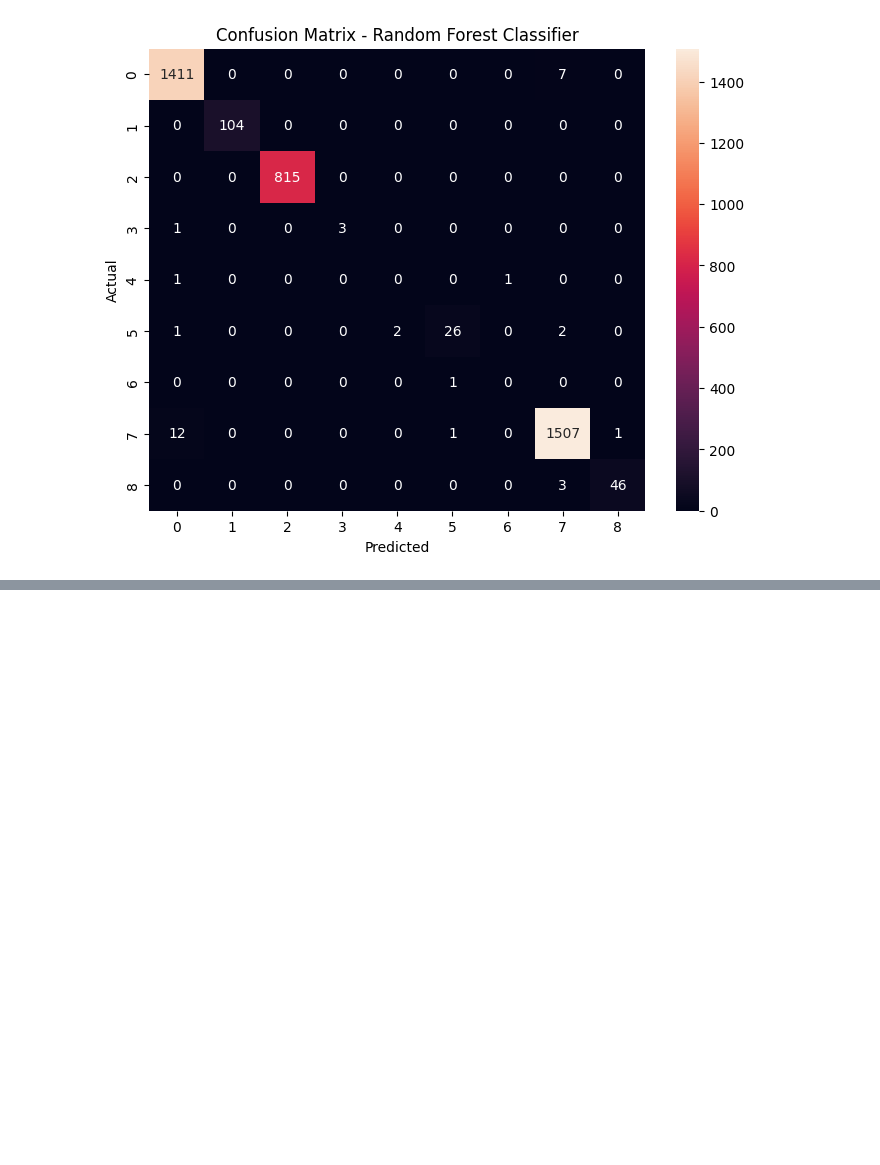
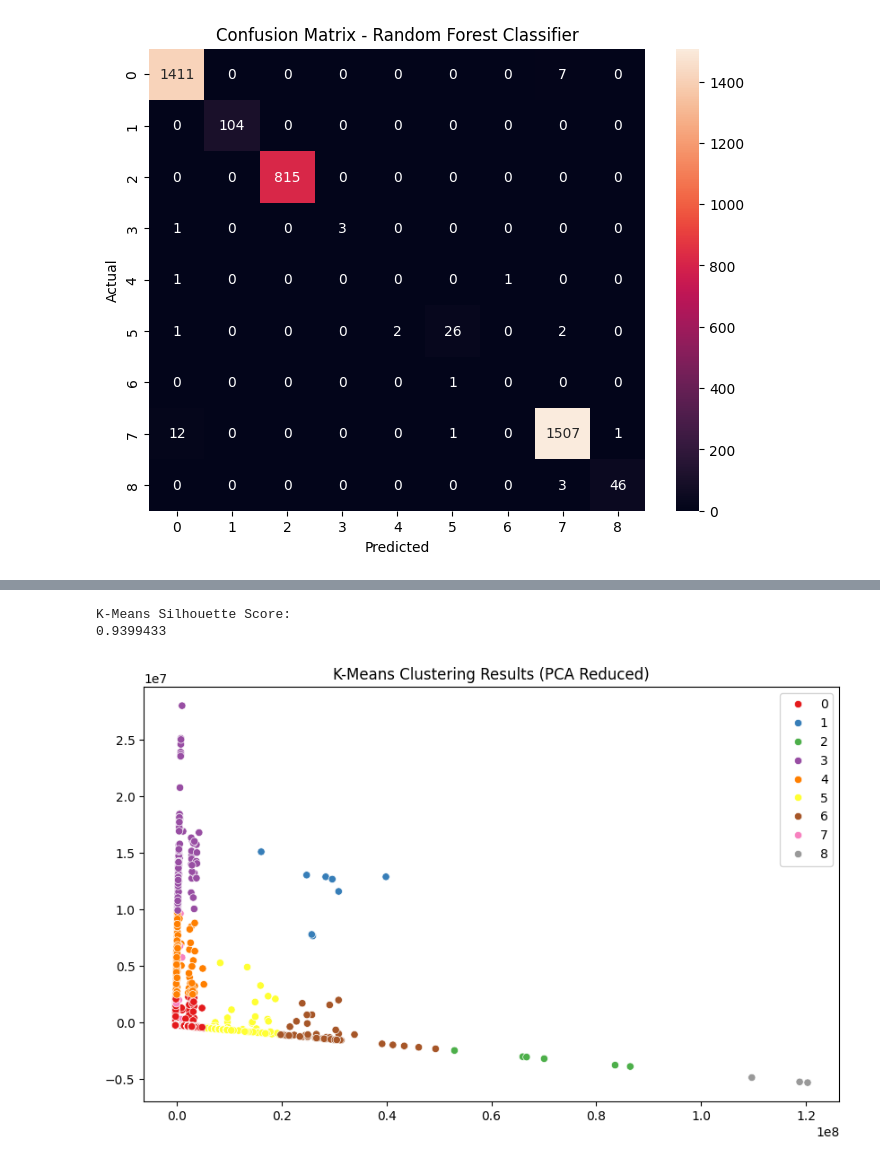
Before and after one commit to EfeDogan/Classification_and_Clustering_on_NetworkIDS_Dataset, a Jupyter notebook: assignment_4.ipynb, the cells around one changed output, grey strips where cells are left out. Drawn from its saved outputs; the diff is of its cells as text; code cells hidden in the pictures; blank space fills up the shorter version.

```diff
--- a/assignment_4.ipynb
+++ b/assignment_4.ipynb
@@ -258,4 +265,6 @@ X_train, X_test, y_train, y_test = train_test_split(X, y, test_size=0.2, random_
 scaler = StandardScaler()
 X_train = scaler.fit_transform(X_train)
 X_test = scaler.transform(X_test)
+X_scaled = scaler.fit_transform(X)
+X_robust = RobustScaler().fit_transform(X)
 # %%
@@ -308,0 +388,24 @@ weighted avg       0.99      0.99      0.99      3945
+# %%
+# K-Means Clustering
+kmeans = KMeans(n_clusters=len(np.unique(y)), random_state=42)
+kmeans.fit(X_robust)
+kmeans_labels = kmeans.labels_
+print("K-Means Silhouette Score:")
+print(silhouette_score(X_robust, kmeans_labels))
+
+# Visualizing K-Means Clusters using first two principal components
+pca = PCA(n_components=10, random_state=42)
+X_pca = pca.fit_transform(X_robust)
+
+plt.figure(figsize=(10,6))
+sns.scatterplot(x=X_pca[:,0], y=X_pca[:,1], hue=kmeans_labels, palette='Set1', legend='full')
+plt.title('K-Means Clustering Results (PCA Reduced)')
+plt.show()
+
+# The reason of bad accuracy score in clustering algorithms is that clustering is an unsupervised learning technique
+# and does not use the actual labels during training. Therefore, the clusters formed may not align well with the true class labels,
+# leading to lower accuracy scores when compared to supervised learning methods.
+# %% [output]
+K-Means Silhouette Score:
+0.9399433
+[figure, added]
```
Also changed, not shown: parts of 14 cells of this notebook, 1 other file.
